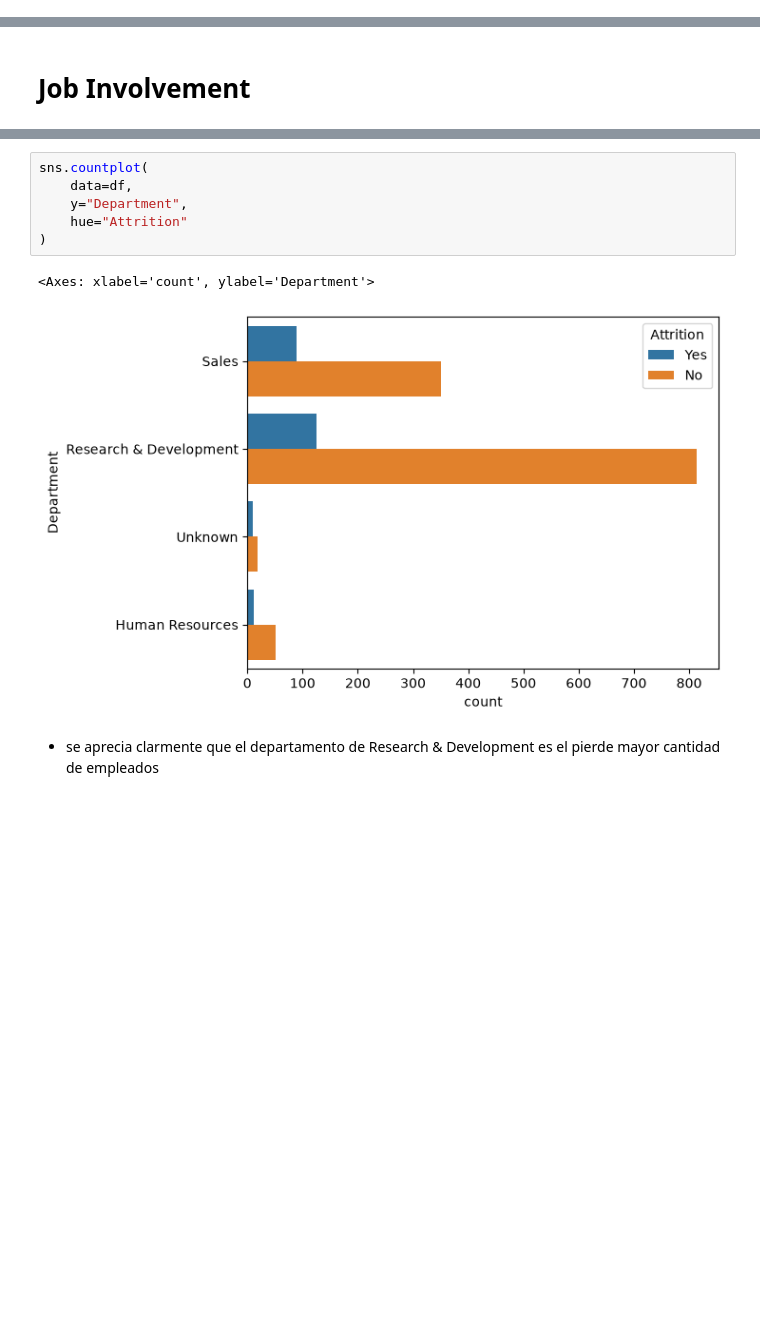
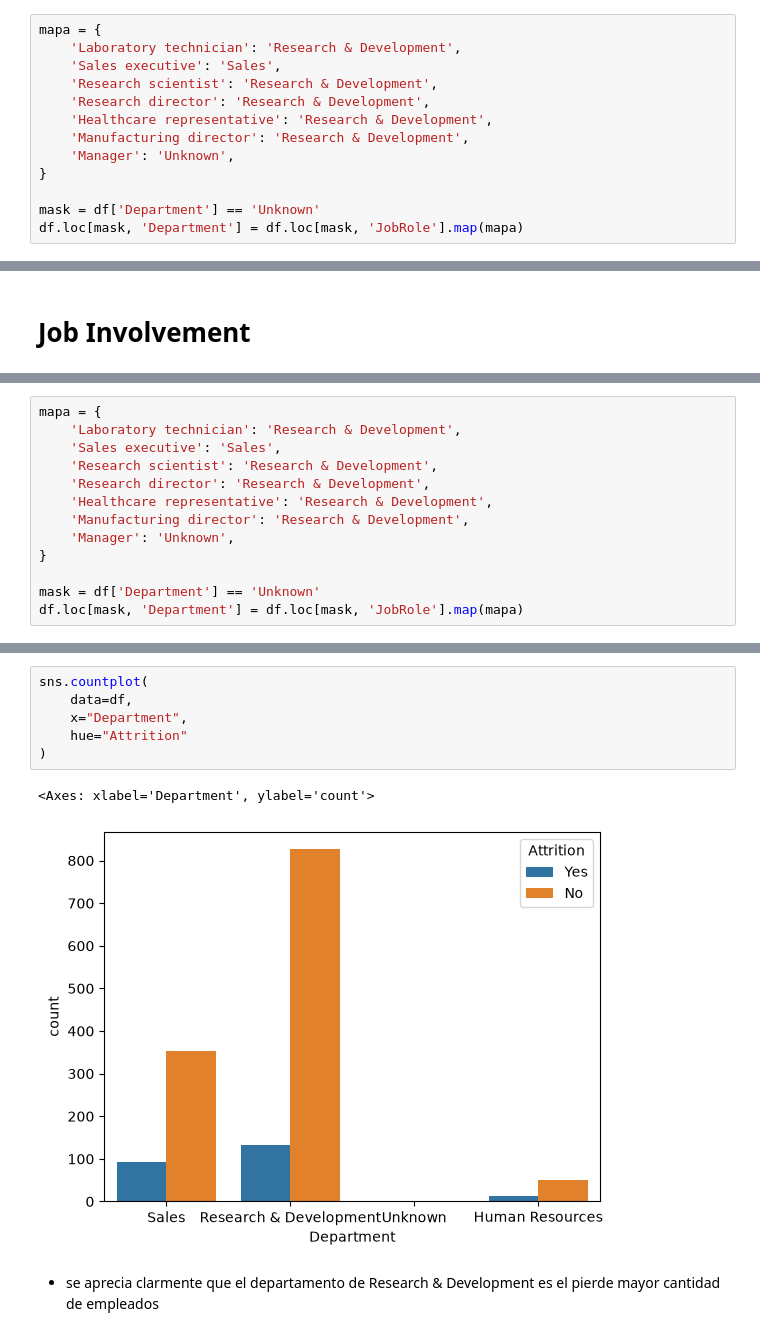
Before and after one commit to Adalab/proyecto-da-promo-67-modulo-3-team-3, a Jupyter notebook: proyecto.ipynb, the cells around one changed output, grey strips where cells are left out. Cells and saved outputs as stored; diff of their text form; blank space fills up the shorter version.

```diff
--- a/proyecto.ipynb
+++ b/proyecto.ipynb
@@ -362,3 +362,16 @@ df['JobRole'].unique()
       'Sales representative',         'Research director',
            'Human resources']
 Length: 9, dtype: str
+# %%
+mapa = {
+    'Laboratory technician': 'Research & Development',
+    'Sales executive': 'Sales',
+    'Research scientist': 'Research & Development',
+    'Research director': 'Research & Development',
+    'Healthcare representative': 'Research & Development',
+    'Manufacturing director': 'Research & Development',
+    'Manager': 'Unknown',
+}
+
+mask = df['Department'] == 'Unknown'
+df.loc[mask, 'Department'] = df.loc[mask, 'JobRole'].map(mapa)
@@ -689,0 +802,13 @@ pd.crosstab(
+# %%
+mapa = {
+    'Laboratory technician': 'Research & Development',
+    'Sales executive': 'Sales',
+    'Research scientist': 'Research & Development',
+    'Research director': 'Research & Development',
+    'Healthcare representative': 'Research & Development',
+    'Manufacturing director': 'Research & Development',
+    'Manager': 'Unknown',
+}
+
+mask = df['Department'] == 'Unknown'
+df.loc[mask, 'Department'] = df.loc[mask, 'JobRole'].map(mapa)
@@ -690,11 +837,11 @@ pd.crosstab(
 # %%
 sns.countplot(
     data=df,
-    y="Department",
+    x="Department",
     hue="Attrition"
 )
 # %% [output]
-<Axes: xlabel='count', ylabel='Department'>
+<Axes: xlabel='Department', ylabel='count'>
-[figure, old version]
+[figure, new version]
 # %% [markdown]
 - se aprecia clarmente que el departamento de Research & Development es el pierde mayor cantidad de empleados
```
Also changed, not shown: parts of 56 cells of this notebook, 2 other files.
